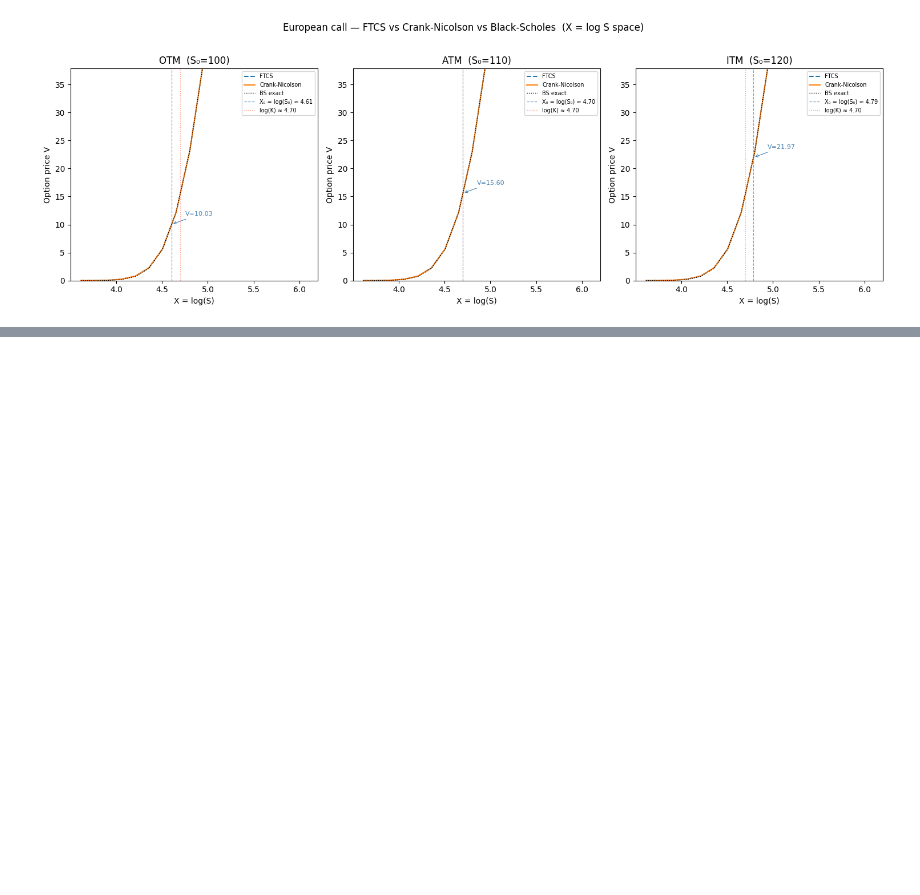
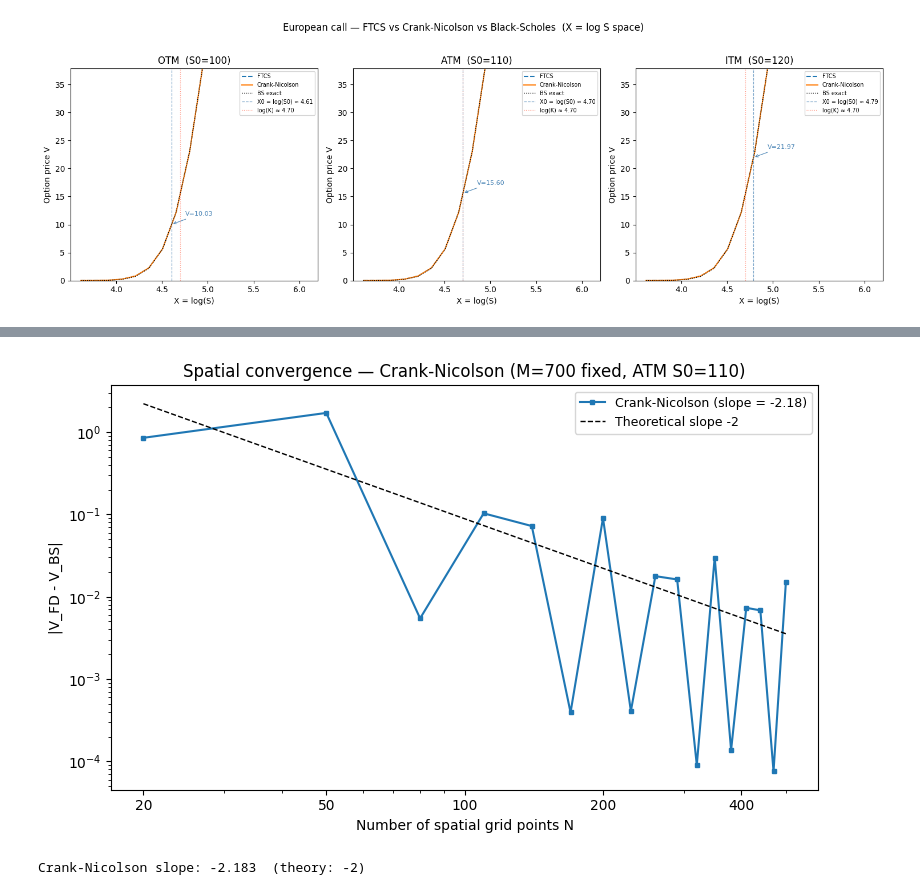
Before and after one commit to AnastasiaSaratsidou/computational-finance, a Jupyter notebook: advanced-pricing/notebooks/pde_fd_schemes.ipynb, the cells around one changed output, grey strips where cells are left out. Cells and saved outputs as stored; diff of their text form; code cells hidden in the pictures; blank space fills up the shorter version.

Commit message:
checking convergence analysis

```diff
--- a/advanced-pricing/notebooks/pde_fd_schemes.ipynb
+++ b/advanced-pricing/notebooks/pde_fd_schemes.ipynb
@@ -315,6 +316,7 @@ S_inner = np.exp(X_inner)
 #S_min = np.exp(X_min)
 S_max = np.exp(X_max)
 # %%
+# FTCS scheme
 def solve_ftcs(N, M, dx, dt, r, sigma, K, X_inner, S_max):
     A, a_m1, a_0, a_p1 = build_ftcs_matrix(N, dx, dt, r, sigma)
     V = terminal_payoff(X_inner, K)
@@ -330,25 +332,28 @@ def solve_ftcs(N, M, dx, dt, r, sigma, K, X_inner, S_max):
 
     return V
 
+# Crank-Nicolson scheme
 def solve_crank_nicolson(N, M, dx, dt, r, sigma, K, X_inner, S_max):
     A, B, a_m1, a_0, a_p1, b_m1, b_0, b_p1 = build_crank_nicolson_matrices(
         N, dx, dt, r, sigma
     )
     V = terminal_payoff(X_inner, K)
 
+    lu, piv = lu_factor(B)
+
     for n in range(M):
         tau = (n + 1) * dt
         left, right = boundary_conditions(S_max, K, r, tau)
 
         rhs = A @ V
-        # A-side boundary correction (explicit)
+
         rhs[0]  += a_m1 * left
         rhs[-1] += a_p1 * right
-        # B-side boundary correction (implicit)
+
         rhs[0]  -= b_m1 * left
         rhs[-1] -= b_p1 * right
 
-        V = np.linalg.solve(B, rhs)
+        V = lu_solve((lu, piv), rhs)
 
     return V
 
@@ -425,0 +446,47 @@ plt.show()
+# %%
+S0 = 110
+M  = 700
+dt = T / M
+bs_price = black_scholes_call(S0, K, r, sigma, T)
+
+N_values = np.arange(20, 501, 30)
+errors_cn = []
+
+for N_test in N_values:
+    dx_test = (X_max - X_min) / (N_test + 1)
+    X_in    = np.linspace(X_min, X_max, N_test + 2)[1:-1]
+
+    idx     = np.argmin(np.abs(X_in - np.log(S0)))
+    bs_here = black_scholes_call(np.exp(X_in[idx]), K, r, sigma, T)
+    V_c     = solve_crank_nicolson(N_test, M, dx_test, dt, r, sigma, K, X_in, S_max)
+
+    errors_cn.append(abs(V_c[idx] - bs_here))
+
+N_arr     = np.array(N_values)
+errors_cn = np.array(errors_cn)
+
+slope_cn, intercept_cn = np.polyfit(np.log(N_arr), np.log(errors_cn), 1)
+
+N_ref    = np.array([N_values[0], N_values[-1]], dtype=float)
+ref_line = np.exp(intercept_cn) * N_ref ** (-2)
+
+fig, ax = plt.subplots(figsize=(8, 5))
+
+ax.loglog(N_arr, errors_cn, "s-", lw=1.5, ms=3,
+          label=f"Crank-Nicolson (slope = {slope_cn:.2f})")
+ax.loglog(N_ref, ref_line, "k--", lw=1, label="Theoretical slope -2")
+
+ax.set_xticks([20, 50, 100, 200, 400])
+ax.xaxis.set_major_formatter(plt.ScalarFormatter())
+
+ax.set_xlabel("Number of spatial grid points N")
+ax.set_ylabel("|V_FD - V_BS|")
+ax.set_title(f"Spatial convergence — Crank-Nicolson (M={M} fixed, ATM S0={S0})")
+ax.legend(fontsize=9)
+plt.tight_layout()
+plt.show()
+
+print(f"Crank-Nicolson slope: {slope_cn:.3f}  (theory: -2)")
+# %% [output]
+[figure, added]
+Crank-Nicolson slope: -2.183  (theory: -2)
```
Also changed, not shown: parts of 4 cells of this notebook.
